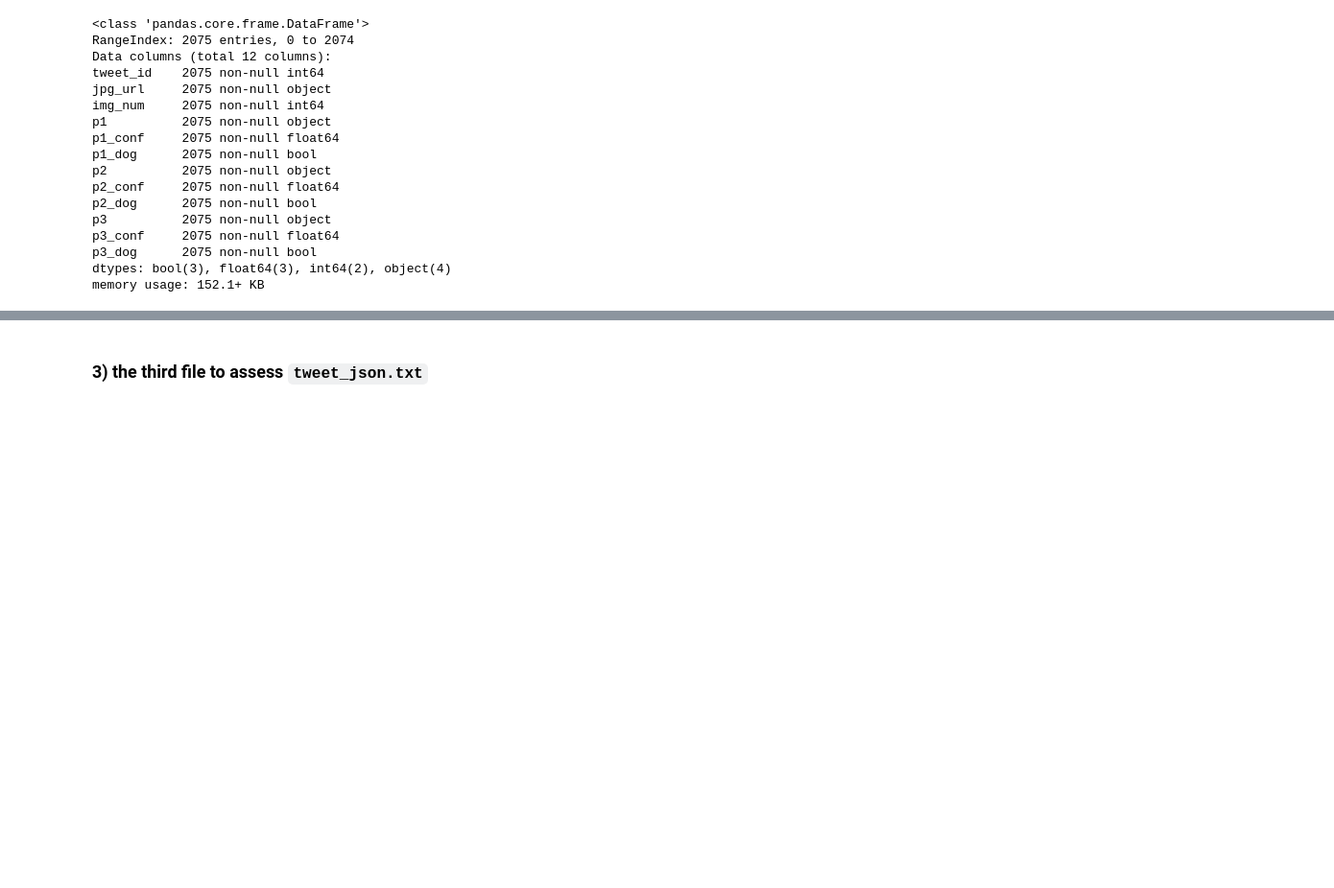
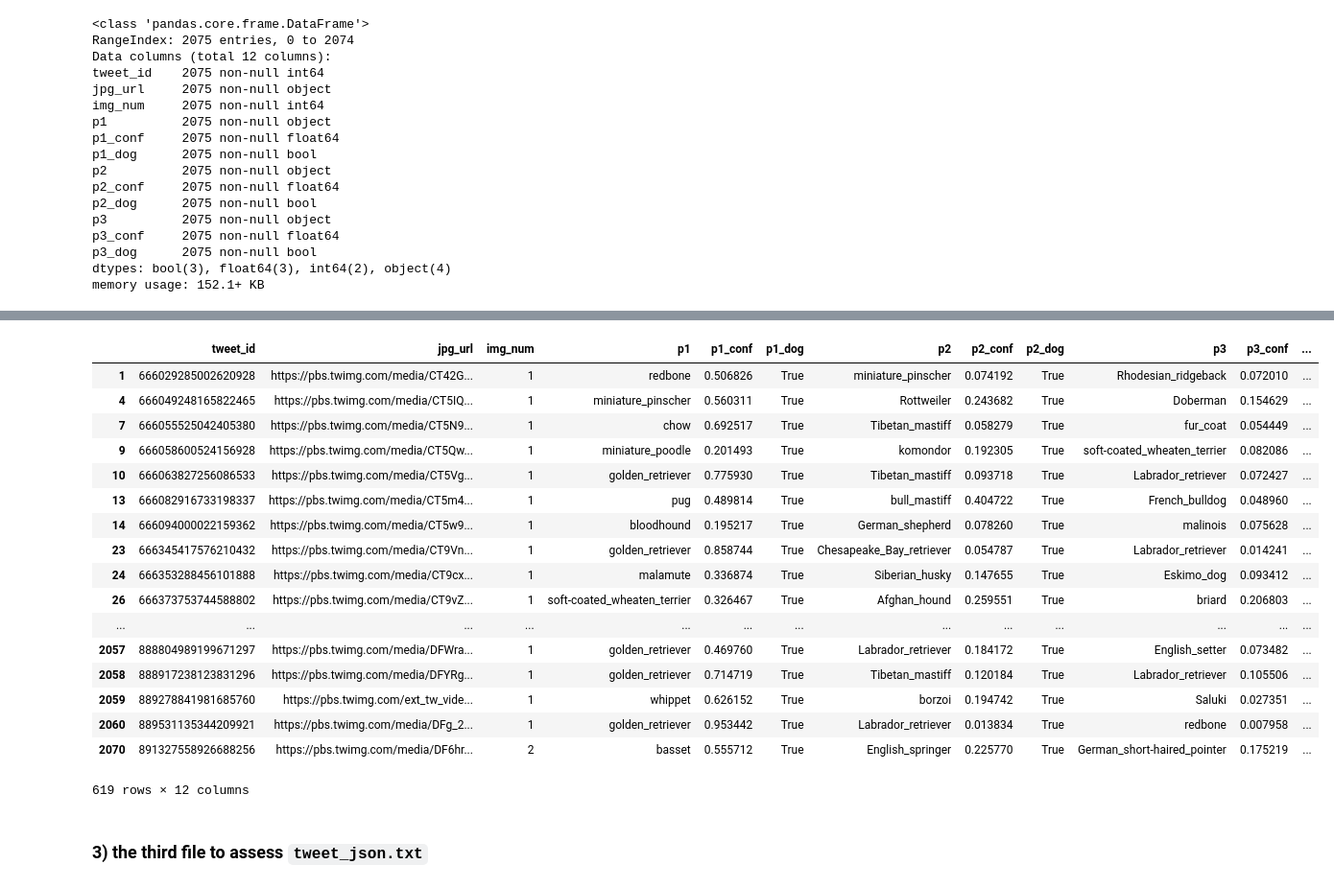
Before and after one commit to viktor-begun/Data_Analyst_Data-Wrangling, a Jupyter notebook: wrangle_act.ipynb, the cells around one changed output, grey strips where cells are left out. Shown: that part at 96% size. Cells and saved outputs as stored; diff of their text form; code cells hidden in the pictures; blank space fills up the shorter version.

```diff
--- a/wrangle_act.ipynb
+++ b/wrangle_act.ipynb
@@ -301,3 +384,26 @@ Name: p1, Length: 378, dtype: int64
+# %%
+# Check the lower case dogs breeds
+img_predictions[(img_predictions.p1_dog == True) & (img_predictions.p1.str.islower())]
+#img_predictions[(img_predictions.p1_dog == True) & (img_predictions.p1.str.upper())]
+# %% [output]
+|  | tweet_id | jpg_url | img_num | p1 | p1_conf | p1_dog | p2 | p2_conf | p2_dog | p3 | p3_conf | ... |
+| 1 | 666029285002620928 | https://pbs.twimg.com/media/CT42G... | 1 | redbone | 0.506826 | True | miniature_pinscher | 0.074192 | True | Rhodesian_ridgeback | 0.072010 | ... |
+| 4 | 666049248165822465 | https://pbs.twimg.com/media/CT5IQ... | 1 | miniature_pinscher | 0.560311 | True | Rottweiler | 0.243682 | True | Doberman | 0.154629 | ... |
+| 7 | 666055525042405380 | https://pbs.twimg.com/media/CT5N9... | 1 | chow | 0.692517 | True | Tibetan_mastiff | 0.058279 | True | fur_coat | 0.054449 | ... |
+| 9 | 666058600524156928 | https://pbs.twimg.com/media/CT5Qw... | 1 | miniature_poodle | 0.201493 | True | komondor | 0.192305 | True | soft-coated_wheaten_terrier | 0.082086 | ... |
+| 10 | 666063827256086533 | https://pbs.twimg.com/media/CT5Vg... | 1 | golden_retriever | 0.775930 | True | Tibetan_mastiff | 0.093718 | True | Labrador_retriever | 0.072427 | ... |
+| 13 | 666082916733198337 | https://pbs.twimg.com/media/CT5m4... | 1 | pug | 0.489814 | True | bull_mastiff | 0.404722 | True | French_bulldog | 0.048960 | ... |
+| 14 | 666094000022159362 | https://pbs.twimg.com/media/CT5w9... | 1 | bloodhound | 0.195217 | True | German_shepherd | 0.078260 | True | malinois | 0.075628 | ... |
+| 23 | 666345417576210432 | https://pbs.twimg.com/media/CT9Vn... | 1 | golden_retriever | 0.858744 | True | Chesapeake_Bay_retriever | 0.054787 | True | Labrador_retriever | 0.014241 | ... |
+| 24 | 666353288456101888 | https://pbs.twimg.com/media/CT9cx... | 1 | malamute | 0.336874 | True | Siberian_husky | 0.147655 | True | Eskimo_dog | 0.093412 | ... |
+| 26 | 666373753744588802 | https://pbs.twimg.com/media/CT9vZ... | 1 | soft-coated_wheaten_terrier | 0.326467 | True | Afghan_hound | 0.259551 | True | briard | 0.206803 | ... |
+| ... | ... | ... | ... | ... | ... | ... | ... | ... | ... | ... | ... | ... |
+| 2057 | 888804989199671297 | https://pbs.twimg.com/media/DFWra... | 1 | golden_retriever | 0.469760 | True | Labrador_retriever | 0.184172 | True | English_setter | 0.073482 | ... |
+| 2058 | 888917238123831296 | https://pbs.twimg.com/media/DFYRg... | 1 | golden_retriever | 0.714719 | True | Tibetan_mastiff | 0.120184 | True | Labrador_retriever | 0.105506 | ... |
+| 2059 | 889278841981685760 | https://pbs.twimg.com/ext_tw_vide... | 1 | whippet | 0.626152 | True | borzoi | 0.194742 | True | Saluki | 0.027351 | ... |
+| 2060 | 889531135344209921 | https://pbs.twimg.com/media/DFg_2... | 1 | golden_retriever | 0.953442 | True | Labrador_retriever | 0.013834 | True | redbone | 0.007958 | ... |
+| 2070 | 891327558926688256 | https://pbs.twimg.com/media/DF6hr... | 2 | basset | 0.555712 | True | English_springer | 0.225770 | True | German_short-haired_pointer | 0.175219 | ... |
+619 rows × 12 columns
 # %% [markdown]
 ### 3) the third file to assess `tweet_json.txt`
 # %%
```
Also changed, not shown: parts of 66 cells of this notebook.
